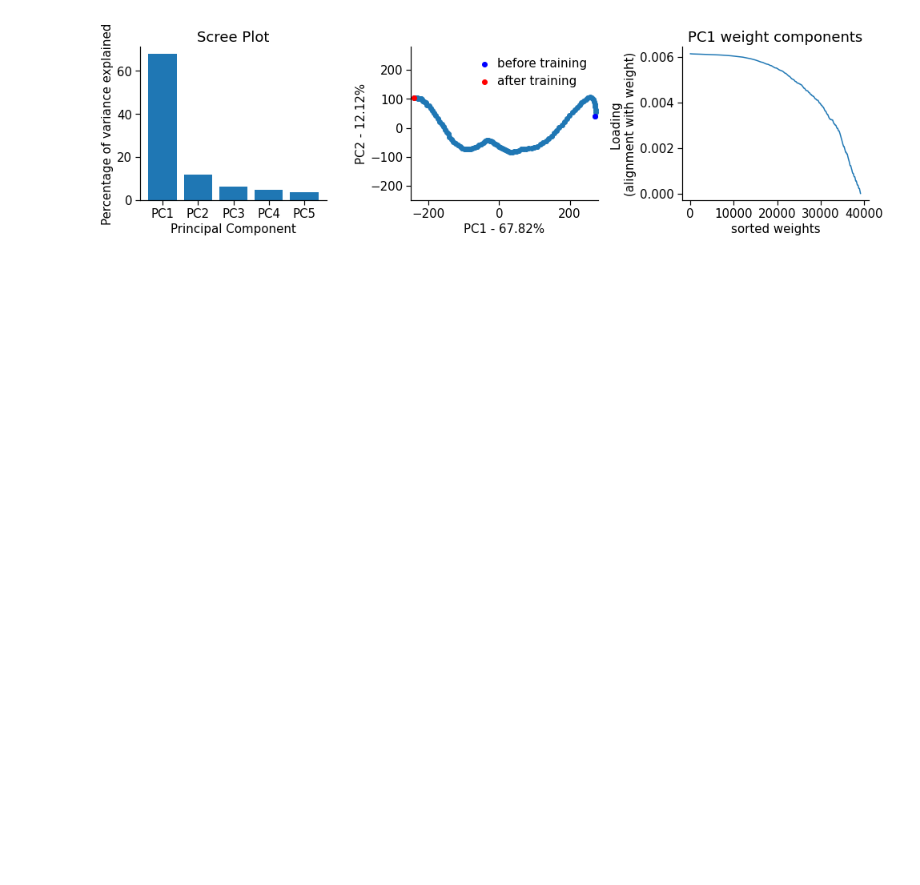
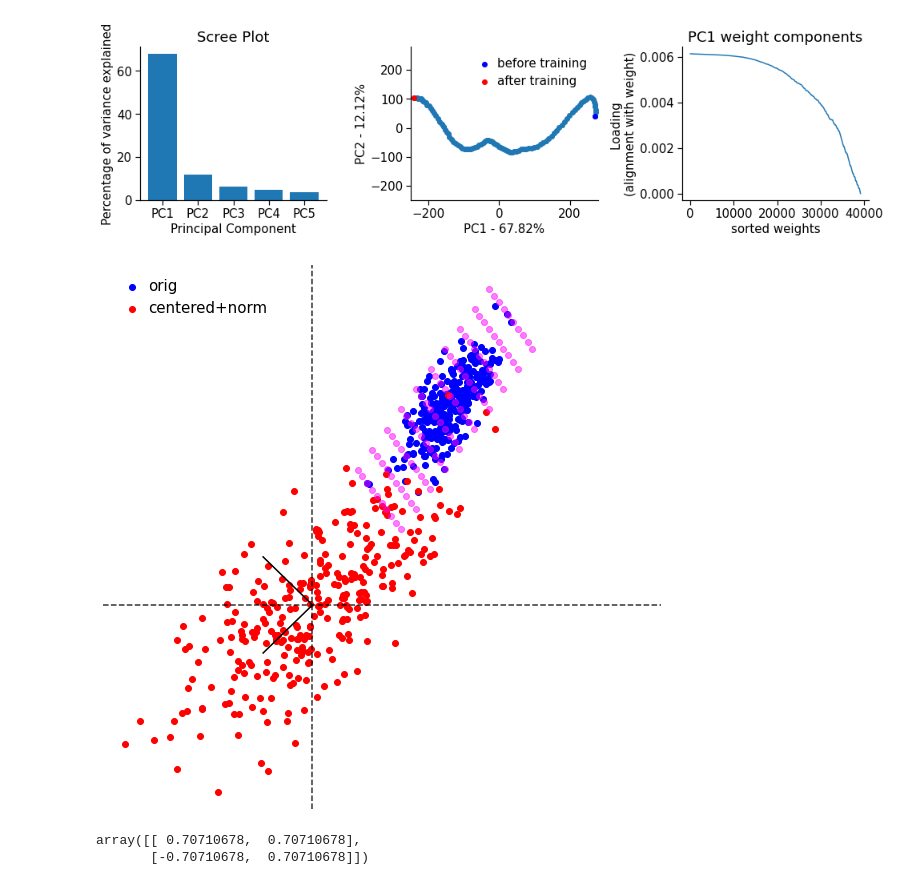
Before and after one commit to Milstein-Lab/EIANN, a Jupyter notebook: notebooks/LossLandscape/LossLandscape_MNIST.ipynb, the cells around one changed output. Cells and saved outputs as stored; diff of their text form; code cells hidden in the pictures; blank space fills up the shorter version.

```diff
--- a/notebooks/LossLandscape/LossLandscape_MNIST.ipynb
+++ b/notebooks/LossLandscape/LossLandscape_MNIST.ipynb
@@ -157,2 +149,58 @@ for point in gridpoints_weightspace:
     # put point (weights) into network
     # compute loss for this point
+# %%
+fig = plt.figure(figsize=(10,10))
+x = np.random.randn(300)/3 + 2
+y = np.random.randn(300)/3 + x +1
+data = np.array([x,y]).T
+plt.scatter(data[:,0],data[:,1],color='blue',label='orig')
+
+data_mean = np.mean(data, axis=0)
+data_std = np.std(data, axis=0)
+centered_data = (data - data_mean) / data_std
+plt.scatter(centered_data[:,0],centered_data[:,1],color='red',label='centered+norm')
+
+pca = PCA(n_components=2)
+pca.fit(centered_data)
+cdata_pca = pca.transform(centered_data)
+
+num_points = 10
+PC1 = cdata_pca[:,0]
+PC2 = cdata_pca[:,1]
+
+PC1_range = np.linspace(np.min(PC1), np.max(PC1), num_points)
+PC2_range = np.linspace(np.min(PC2), np.max(PC2), num_points)
+
+PC1_mesh, PC2_mesh = np.meshgrid(PC1_range,PC2_range)
+
+# Convert PC coordinates into full weight vectors
+flat_PC1_vals = PC1_mesh.reshape(1,num_points**2)
+flat_PC2_vals = PC2_mesh.reshape(1,num_points**2)
+meshgrid_points = np.concatenate([flat_PC1_vals,flat_PC2_vals]).T
+gridpoints_weightspace = pca.inverse_transform(meshgrid_points)
+
+
+# PC1_range = np.expand_dims(PC1_range,1)
+# gridpoints_weightspace = pca.inverse_transform(PC1_range)
+
+grid = gridpoints_weightspace * data_std + data_mean
+plt.scatter(grid[:,0],grid[:,1],color='magenta',alpha=0.5)
+
+plt.plot([0,pca.components_[0,0]],[0,pca.components_[0,1]],color='black')
+plt.plot([0,pca.components_[1,0]],[0,pca.components_[1,1]],color='black')
+
+# Plot axis lines
+plt.plot([0,0],[-3,5],'--',color='k',alpha=0.8)
+plt.plot([-3,5],[0,0],'--',color='k',alpha=0.8)
+plt.xlim([-3,5])
+plt.ylim([-3,5])
+plt.legend()
+plt.axis('off')
+plt.show()
+# %% [output]
+[figure, added]
+# %%
+pca.components_
+# %% [output]
+array([[ 0.70710678,  0.70710678],
+       [-0.70710678,  0.70710678]])
```
Also changed, not shown: parts of 4 cells of this notebook, 13 other files.
